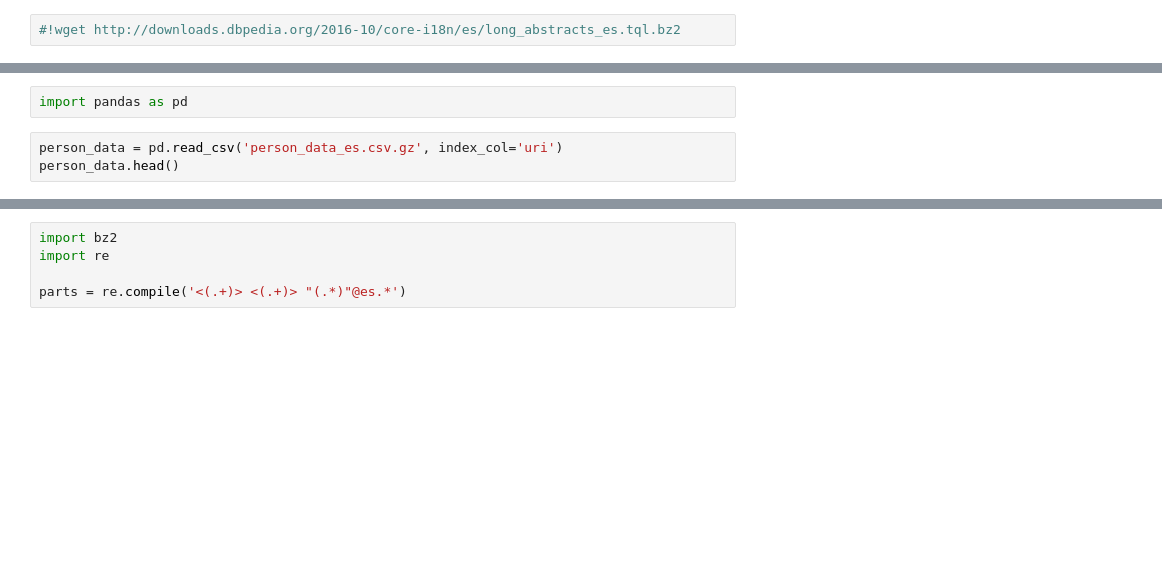
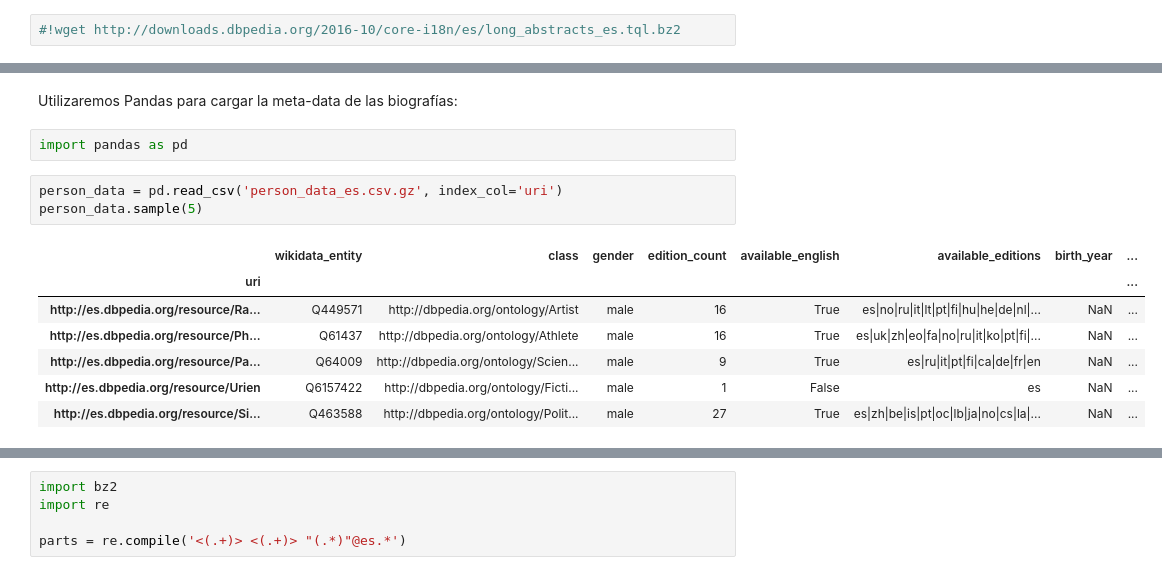
Before and after one commit to zorzalerrante/intro_machine_learning, a Jupyter notebook: Ejemplo 00 - Naive Bayes con Biografías de Wikipedia.ipynb, the cells around one changed output, grey strips where cells are left out. Saved outputs shown, nothing was run; the diff lists cells and outputs as text; blank space fills up the shorter version.

```diff
--- a/Ejemplo 00 - Naive Bayes con Biografías de Wikipedia.ipynb
+++ b/Ejemplo 00 - Naive Bayes con Biografías de Wikipedia.ipynb
@@ -7,8 +27,18 @@
+# %% [markdown]
+Utilizaremos Pandas para cargar la meta-data de las biografías:
 # %%
 import pandas as pd
 # %%
 person_data = pd.read_csv('person_data_es.csv.gz', index_col='uri')
-person_data.head()
+person_data.sample(5)
+# %% [output]
+|  | wikidata_entity | class | gender | edition_count | available_english | available_editions | birth_year | ... |
+| uri |  |  |  |  |  |  |  | ... |
+| http://es.dbpedia.org/resource/Ra... | Q449571 | http://dbpedia.org/ontology/Artist | male | 16 | True | es|no|ru|it|lt|pt|fi|hu|he|de|nl|... | NaN | ... |
+| http://es.dbpedia.org/resource/Ph... | Q61437 | http://dbpedia.org/ontology/Athlete | male | 16 | True | es|uk|zh|eo|fa|no|ru|it|ko|pt|fi|... | NaN | ... |
+| http://es.dbpedia.org/resource/Pa... | Q64009 | http://dbpedia.org/ontology/Scien... | male | 9 | True | es|ru|it|pt|fi|ca|de|fr|en | NaN | ... |
+| http://es.dbpedia.org/resource/Urien | Q6157422 | http://dbpedia.org/ontology/Ficti... | male | 1 | False | es | NaN | ... |
+| http://es.dbpedia.org/resource/Si... | Q463588 | http://dbpedia.org/ontology/Polit... | male | 27 | True | es|zh|be|is|pt|oc|lb|ja|no|cs|la|... | NaN | ... |
 # %%
 person_uris = set(person_data.index)
 len(person_uris)
```
Also changed, not shown: parts of 54 cells of this notebook, 2 other files.
